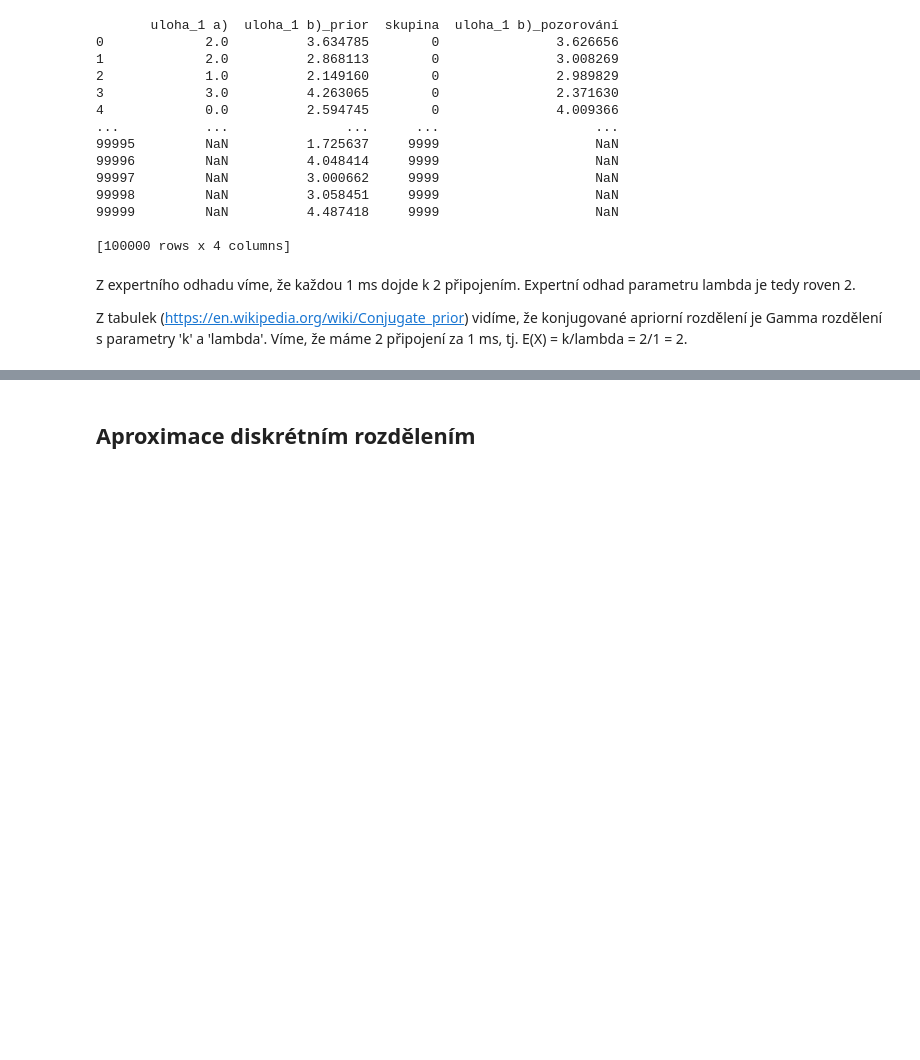
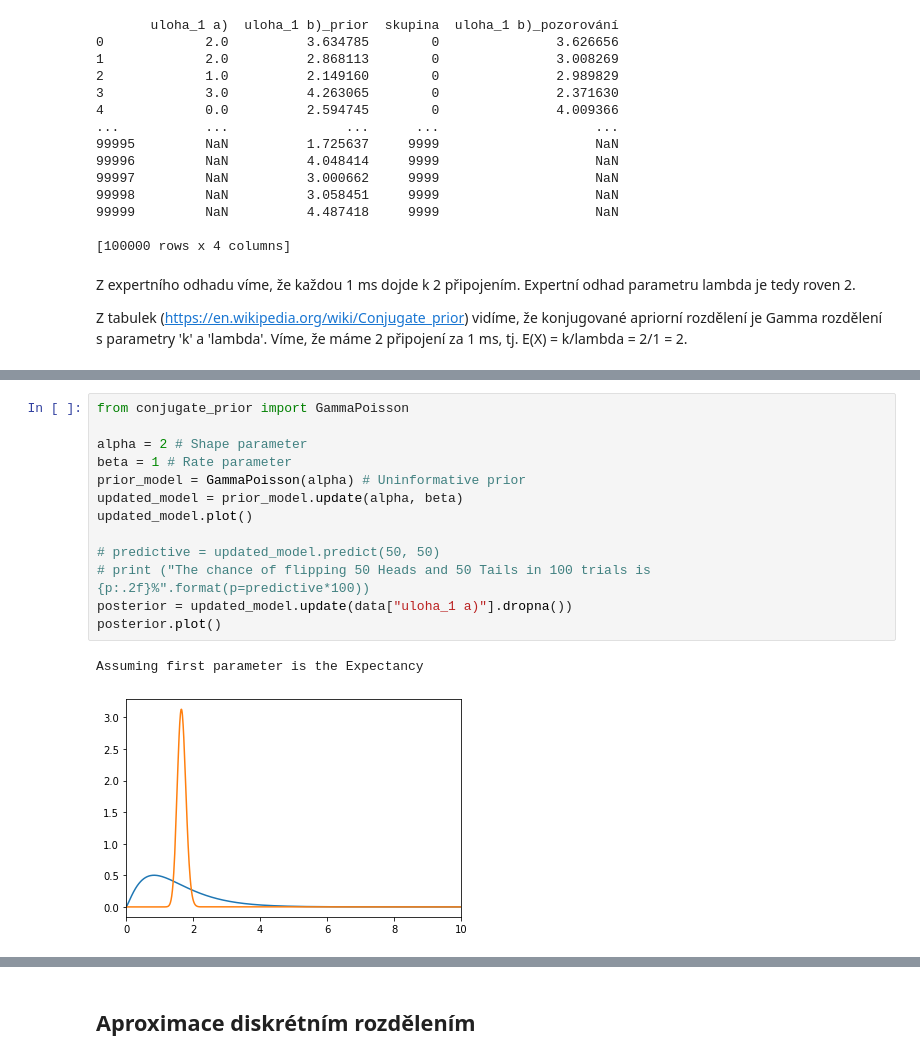
Before and after one commit to Filda99/FIT-MSP, a Jupyter notebook: Proj2/msp_proj2.ipynb, the cells around one changed output, grey strips where cells are left out. Drawn from its saved outputs; the diff is of its cells as text; blank space fills up the shorter version.

Commit message:
Prior & posterior prob

```diff
--- a/Proj2/msp_proj2.ipynb
+++ b/Proj2/msp_proj2.ipynb
@@ -43,0 +61,16 @@ Z tabulek (https://en.wikipedia.org/wiki/Conjugate_prior) vidíme, že konjugova
+# %%
+from conjugate_prior import GammaPoisson
+
+alpha = 2 # Shape parameter
+beta = 1 # Rate parameter
+prior_model = GammaPoisson(alpha) # Uninformative prior
+updated_model = prior_model.update(alpha, beta)
+updated_model.plot()
+
+# predictive = updated_model.predict(50, 50)
+# print ("The chance of flipping 50 Heads and 50 Tails in 100 trials is {p:.2f}%".format(p=predictive*100))
+posterior = updated_model.update(data["uloha_1 a)"].dropna())
+posterior.plot()
+# %% [output]
+Assuming first parameter is the Expectancy
+[figure, added]
```
Also changed, not shown: parts of 4 cells of this notebook.
